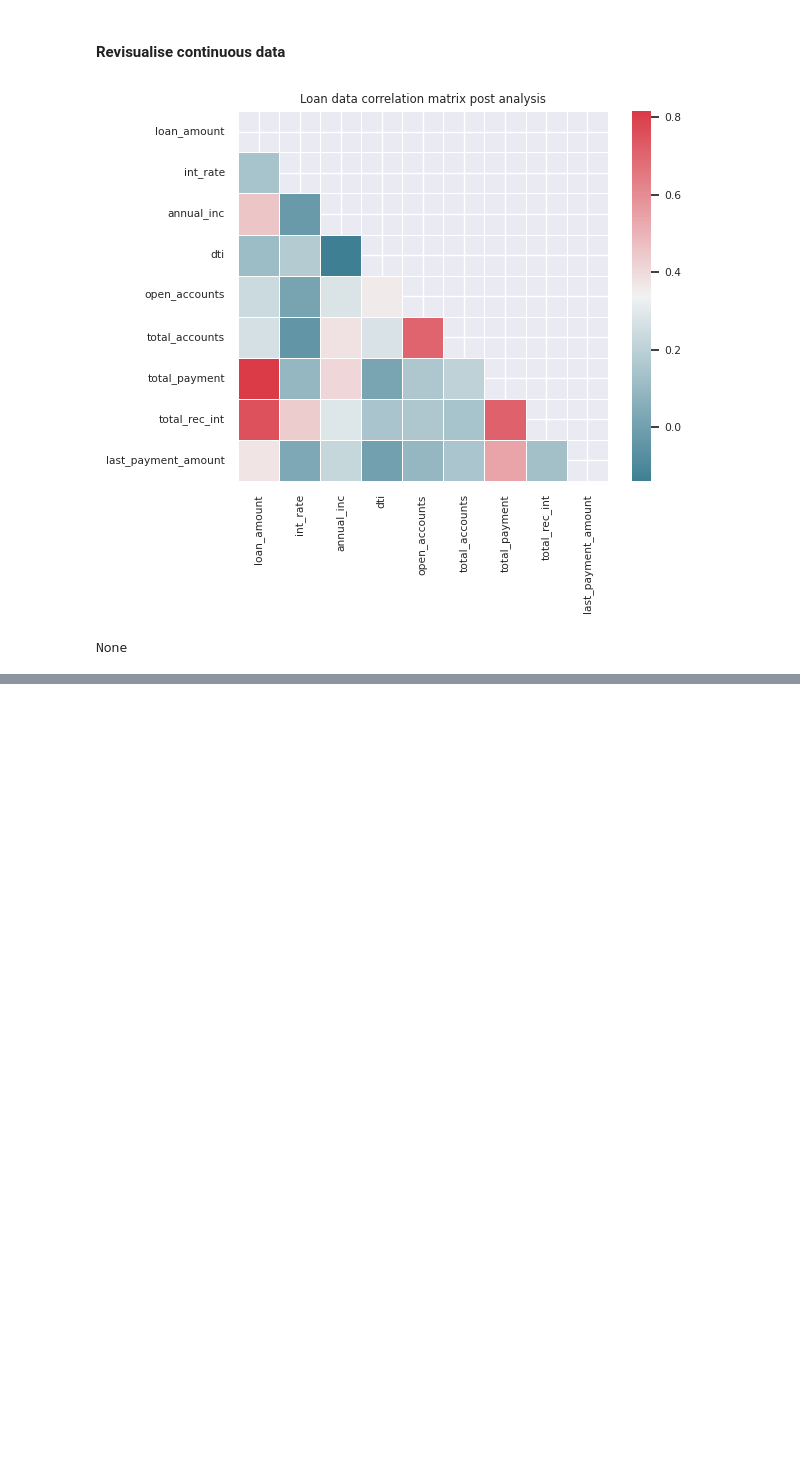
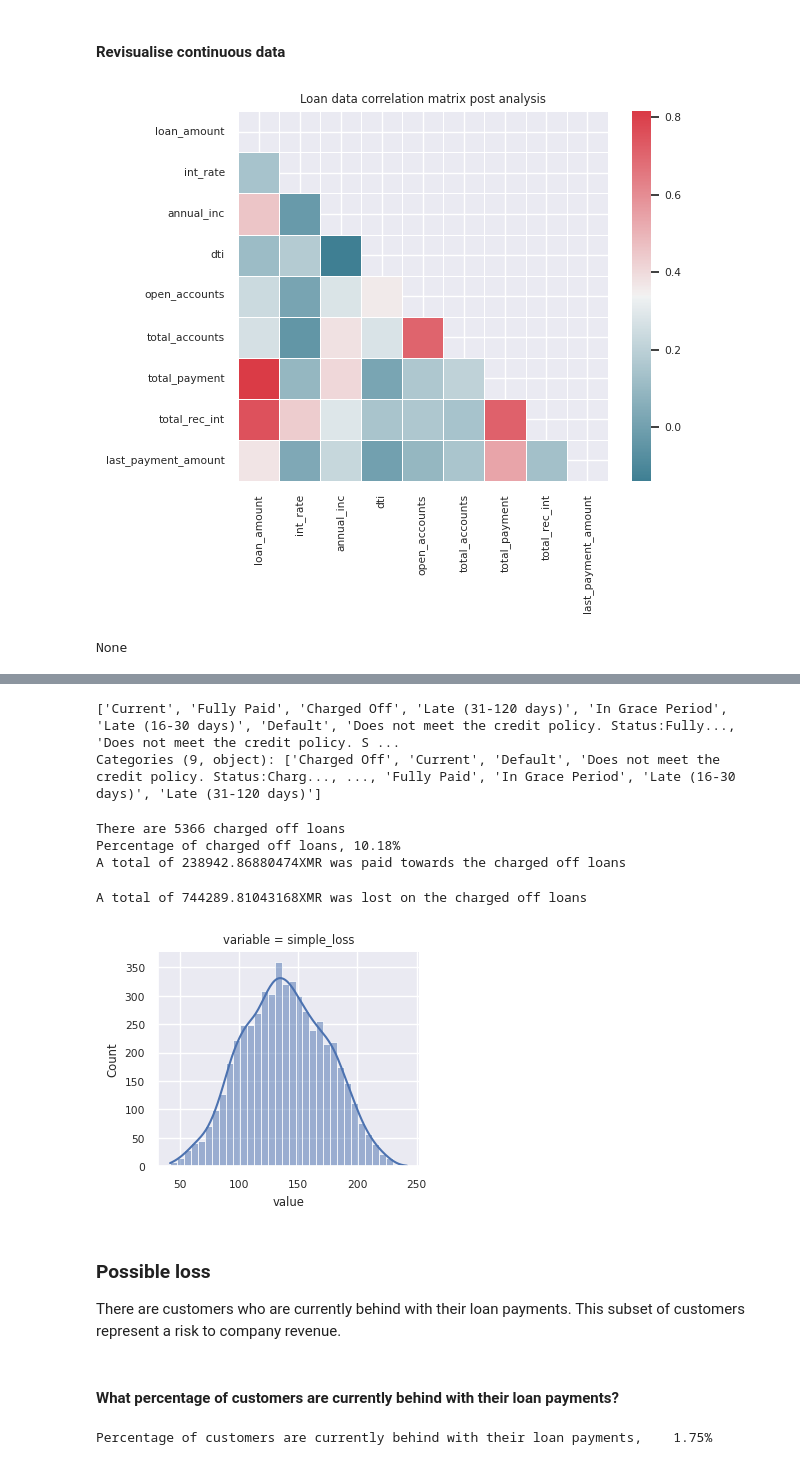
Before and after one commit to drsimonturega/Exploratory-Data-Analysis---Customer-Loans-in-Finance, a Jupyter notebook: EDA.ipynb, the cells around one changed output, grey strips where cells are left out. Cells and saved outputs as stored; diff of their text form; code cells hidden in the pictures; blank space fills up the shorter version.

```diff
--- a/EDA.ipynb
+++ b/EDA.ipynb
@@ -664,0 +766,51 @@ None
+# %%
+unq_lst = df_tran_new["loan_status"].unique()
+print(f'{unq_lst}')
+# %% [output]
+['Current', 'Fully Paid', 'Charged Off', 'Late (31-120 days)', 'In Grace Period', 'Late (16-30 days)', 'Default', 'Does not meet the credit policy. Status:Fully..., 'Does not meet the credit policy. S ...
+Categories (9, object): ['Charged Off', 'Current', 'Default', 'Does not meet the credit policy. Status:Charg..., ..., 'Fully Paid', 'In Grace Period', 'Late (16-30 days)', 'Late (31-120 days)']
+# %%
+#Calculate the percentage of charged off loans
+df_new = df_tran_new[df_tran_new['loan_status'] == "Charged Off"].copy()
+print(f'There are {len(df_new)} charged off loans')
+print(f'Percentage of charged off loans, {round((len(df_new)/len(
+    df_tran_new))*100, 2)}%')
+#total amount that was paid towards these loans before being charged off
+# This is currently assuming that total_payment includes total_rec_int and total_rec_int
+# but I can change that
+total_paid = df_new['total_payment'].sum()
+print(f'A total of {round(total_paid, 8)}XMR was paid towards the \
+    charged off loans')
+# %% [output]
+There are 5366 charged off loans
+Percentage of charged off loans, 10.18%
+A total of 238942.86880474XMR was paid towards the charged off loans
+# %%
+#Simple calulation of loss the can be modfied during
+# refoactoring if required
+df_new['simple_loss'] = df_new['exp_total_payment'] + df_new[
+    'total_payment']
+my_plotter.grid_hist_kde(df_new, ['simple_loss'])
+total_loss = df_new['simple_loss'].sum()
+print(f'A total of {round(total_loss, 8)}XMR was lost on the charged \
+    off loans')
+# %% [output]
+A total of 744289.81043168XMR was lost on the charged off loans
+[figure, added]
+# %% [markdown]
+### Possible loss
+There are customers who are currently behind with their loan payments. This subset of customers represent a risk to company revenue.
+# %% [markdown]
+#### What percentage of customers are currently behind with their loan payments?
+# %%
+#Calculate the percentage of customers are currently behind with
+# their loan payments
+#This includes In Grace Period, Late (31-120 days), Late (16-30 days).
+df_new = pd.DataFrame()
+df_new = df_tran_new[(df_tran_new['loan_status'] == "In Grace Period") |
+    (df_tran_new['loan_status'] == "Late (31-120 days)") |
+    (df_tran_new['loan_status'] == "Late (16-30 days)")].copy()
+print(f'Percentage of customers are currently behind with their loan \
+      payments, {round((len(df_new)/len(df_tran_new))*100, 2)}%')
+# %% [output]
+Percentage of customers are currently behind with their loan payments,    1.75%
```
Also changed, not shown: parts of 50 cells of this notebook, 5 other files.
